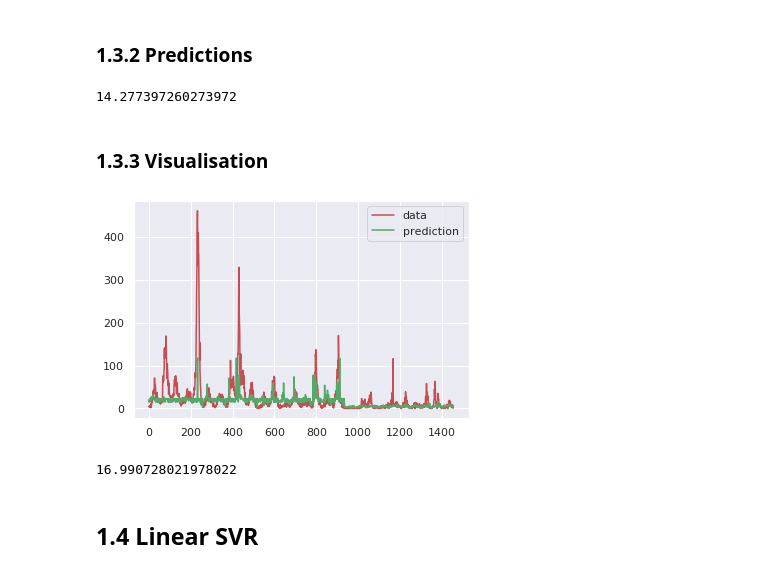
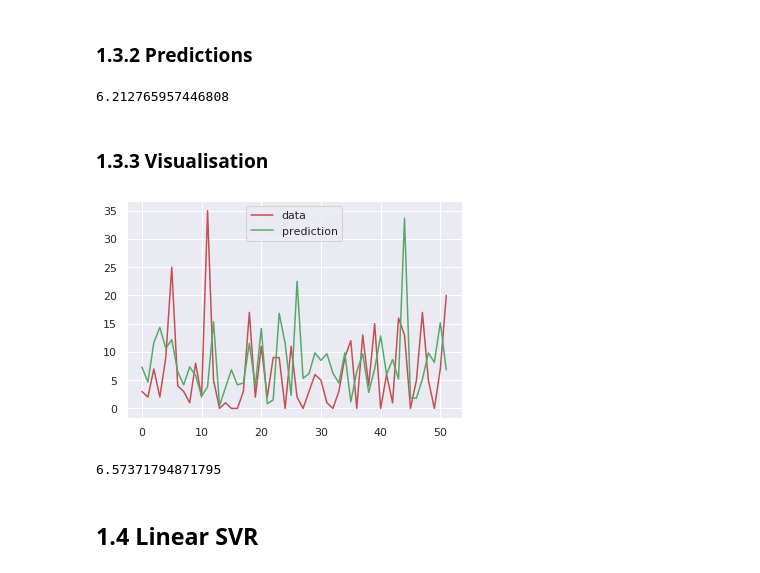
Before and after one commit to GummyBearStudioTeam/ESI_MLTechniques, a Jupyter notebook: Milestone2_Supervised.ipynb, the cells around one changed output. Saved outputs shown, nothing was run; the diff lists cells and outputs as text; code cells hidden in the pictures.

```diff
--- a/Milestone2_Supervised.ipynb
+++ b/Milestone2_Supervised.ipynb
@@ -377,12 +377,12 @@ drop_features
 ## Set target dataset
 Filter and select data to run training and tests.
 # %%
-X = X_.drop(drop_features, axis=1)
-y = y_
+X = X_.loc['iq'].drop(drop_features, axis=1)
+y = y_.loc['iq']
 # %% [markdown]
 ## Train test split
 # %%
-ds_train, ds_test = split_to_train(X, y, 0.2)
+ds_train, ds_test = split_to_train(X, y, 0.1)
 # %%
 X_train = ds_train.drop('total_cases', axis=1)
 X_test = ds_test.drop('total_cases', axis=1)
@@ -458,5 +458,5 @@ Min Value: 46.36476048890389 (2)
 ### 1.2.2 Predictions
 # %%
 dt = DecisionTreeRegressor(max_depth=5)
-fit_regressor(dt, X, y)
+fit_regressor(dt, X_train, y_train)
 # %% [output]
@@ -499,8 +499,8 @@ Min Value: 46.719178082191775 (3)
 # %% [markdown]
 ### 1.3.2 Predictions
 # %%
-rf = RandomForestRegressor(n_estimators=4, max_depth=3, criterion='mae', random_state=0)
-fit_regressor(rf, X, y)
+rf = RandomForestRegressor(n_estimators=6, max_depth=14, criterion='mae', random_state=0)
+fit_regressor(rf, X_train, y_train)
 # %% [output]
-14.277397260273972
+6.212765957446808
 # %%
@@ -508,10 +508,10 @@ y_pred = get_predictions(rf, X)
 # %% [markdown]
 ### 1.3.3 Visualisation
 # %%
-generate_visualization(rf, X, y)
+generate_visualization(rf, X_test, y_test)
 # %% [output]
-[figure, old version]
+[figure, new version]
-16.990728021978022
+6.57371794871795
 # %% [markdown]
 ## 1.4 Linear SVR
 # %% [markdown]
```
Also changed, not shown: parts of 37 cells of this notebook, 1 other file.
